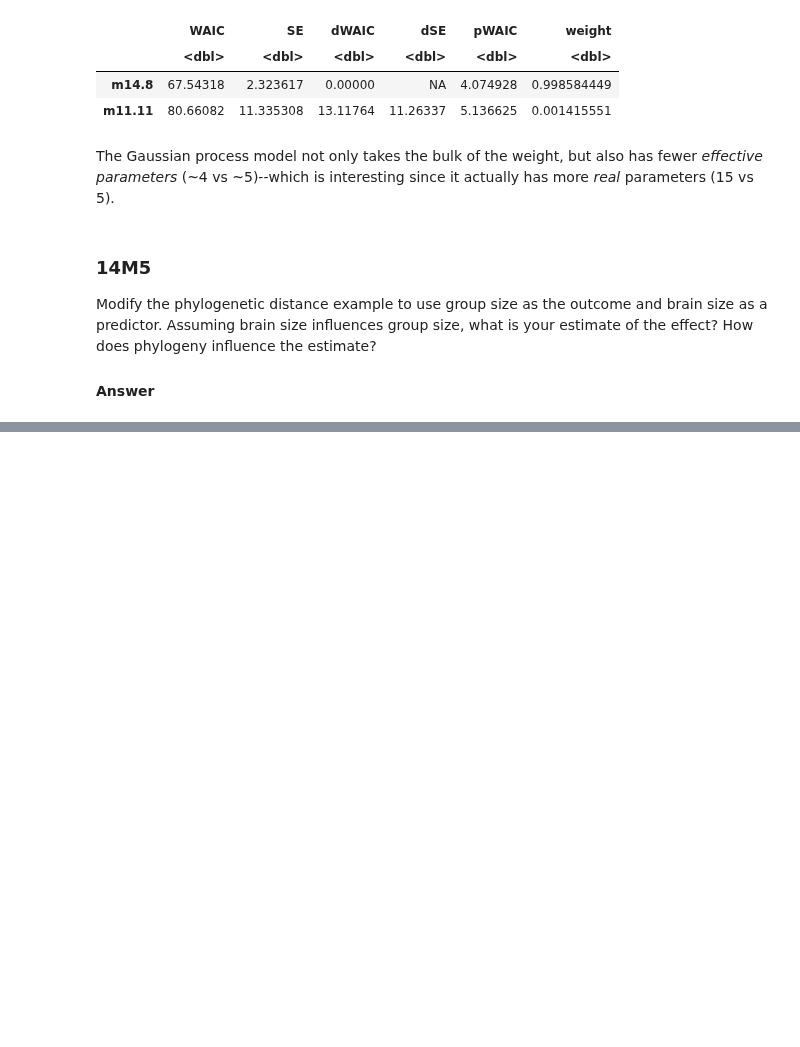
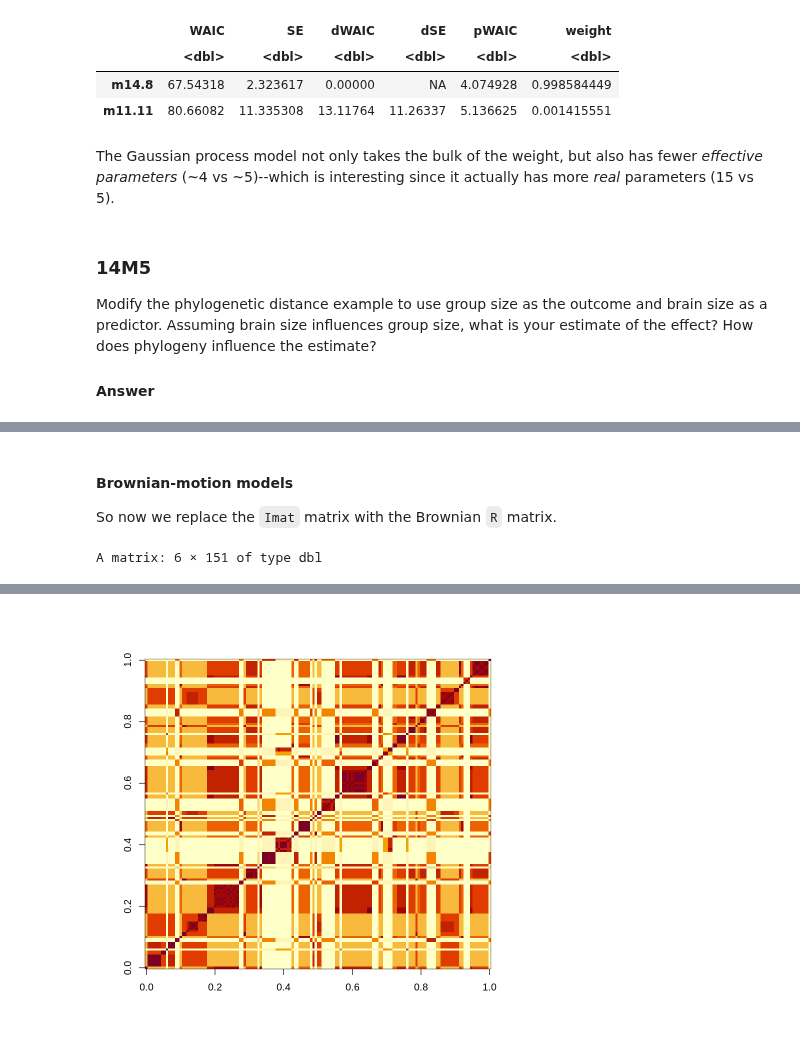
Before and after one commit to nicklausmillican/StatisticalRethinkingIISolutions, a Jupyter notebook: StatisticalRethinkingSolutions2_Ch14.ipynb, the cells around one changed output, grey strips where cells are left out. Saved outputs shown, nothing was run; the diff lists cells and outputs as text; code cells hidden in the pictures; blank space fills up the shorter version.

```diff
--- a/StatisticalRethinkingSolutions2_Ch14.ipynb
+++ b/StatisticalRethinkingSolutions2_Ch14.ipynb
@@ -962,0 +900,19 @@ Chain 3
+# %% [markdown]
+#### Brownian-motion models
+
+So now we replace the `Imat` matrix with the Brownian `R` matrix.
+# %%
+install.packages("ape")
+library(ape)
+tree_trimmed <- keep.tip(Primates301_nex, spp_obs)
+Rbm <- corBrownian(phy=tree_trimmed)
+V <- vcv(Rbm)
+Dmat <- cophenetic(tree_trimmed)
+
+dat_list$V <- V[spp_obs, spp_obs]
+dat_list$R <- dat_list$V / max(V)
+
+head(dat_list$R)
+image(dat_list$R)
+# %% [output]
+A matrix: 6 × 151 of type dbl
@@ -963 +926,2 @@ Chain 3
+[figure, added]
 # %%
```
Also changed, not shown: parts of 15 cells of this notebook.
